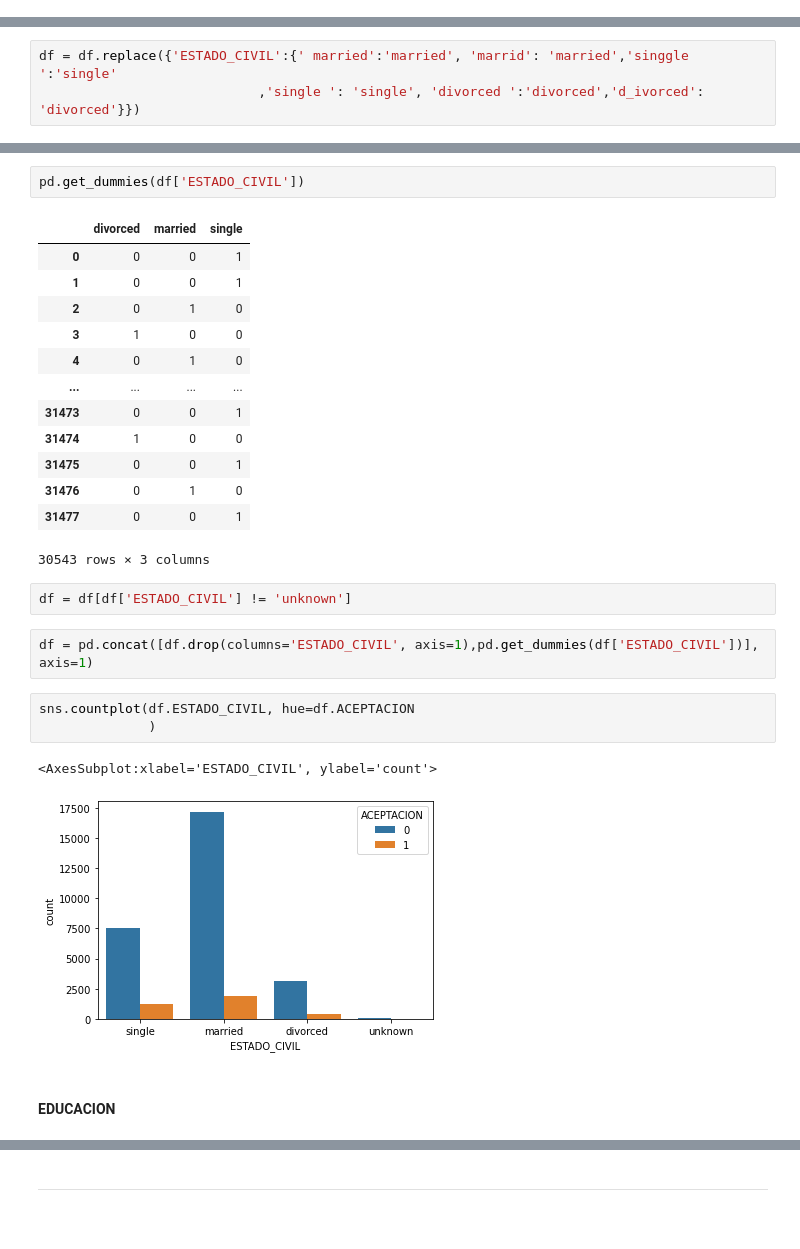
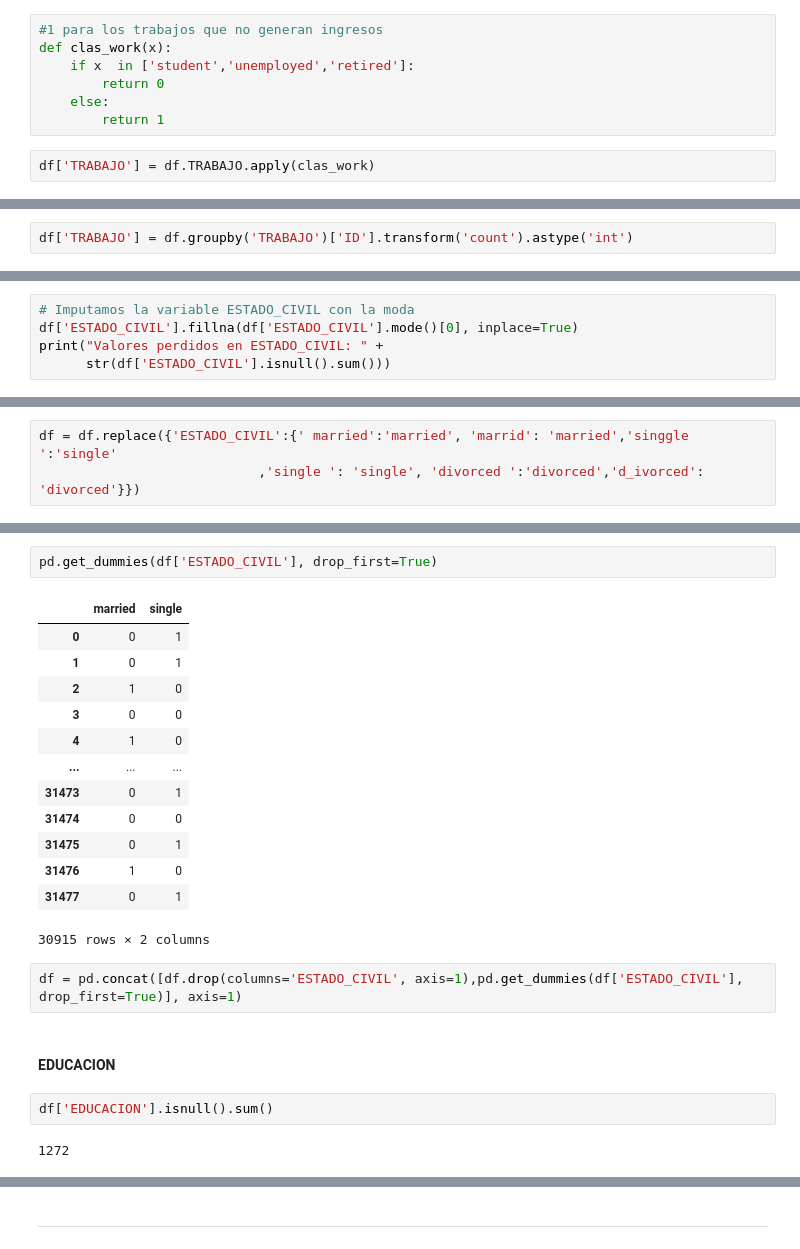
Before and after one commit to jesoto/Data_science_masters_pw, a Jupyter notebook: bcp/dev.ipynb, the cells around one changed output, grey strips where cells are left out. Saved outputs shown, nothing was run; the diff lists cells and outputs as text; blank space fills up the shorter version.

```diff
--- a/bcp/dev.ipynb
+++ b/bcp/dev.ipynb
@@ -76,3 +109,12 @@ Name: TRABAJO, dtype: int64
+# %%
+#1 para los trabajos que no generan ingresos
+def clas_work(x):
+    if x  in ['student','unemployed','retired']:
+        return 0
+    else:
+        return 1
+# %%
+df['TRABAJO'] = df.TRABAJO.apply(clas_work)
 # %%
 df.groupby('TRABAJO').ACEPTACION.count().sort_values(ascending=False)
 # %% [output]
@@ -92,4 +124,6 @@ unknown           246
 Name: ACEPTACION, dtype: int64
+# %%
+df['TRABAJO'] = df.groupby('TRABAJO')['ID'].transform('count').astype('int')
 # %%
 df.groupby('TRABAJO').ACEPTACION.mean().sort_values(ascending=False)
 # %% [output]
@@ -111,3 +142,8 @@ Name: ACEPTACION, dtype: float64
 df['TRABAJO'] = df.groupby('TRABAJO')['ID'].transform('count').astype('int')
 # %% [markdown]
 #### ESTADO CIVIL
+# %%
+# Imputamos la variable ESTADO_CIVIL con la moda
+df['ESTADO_CIVIL'].fillna(df['ESTADO_CIVIL'].mode()[0], inplace=True)
+print("Valores perdidos en ESTADO_CIVIL: " +
+      str(df['ESTADO_CIVIL'].isnull().sum()))
@@ -131,29 +169,25 @@ single      0.135075
 Name: ACEPTACION, dtype: float64
 # %%
-pd.get_dummies(df['ESTADO_CIVIL'])
+pd.get_dummies(df['ESTADO_CIVIL'], drop_first=True)
 # %% [output]
-|  | divorced | married | single |
-| 0 | 0 | 0 | 1 |
-| 1 | 0 | 0 | 1 |
-| 2 | 0 | 1 | 0 |
-| 3 | 1 | 0 | 0 |
-| 4 | 0 | 1 | 0 |
-| ... | ... | ... | ... |
-| 31473 | 0 | 0 | 1 |
-| 31474 | 1 | 0 | 0 |
-| 31475 | 0 | 0 | 1 |
-| 31476 | 0 | 1 | 0 |
-| 31477 | 0 | 0 | 1 |
+|  | married | single |
+| 0 | 0 | 1 |
+| 1 | 0 | 1 |
+| 2 | 1 | 0 |
+| 3 | 0 | 0 |
+| 4 | 1 | 0 |
+| ... | ... | ... |
+| 31473 | 0 | 1 |
+| 31474 | 0 | 0 |
+| 31475 | 0 | 1 |
+| 31476 | 1 | 0 |
+| 31477 | 0 | 1 |
-30543 rows × 3 columns
+30915 rows × 2 columns
-# %%
-df = df[df['ESTADO_CIVIL'] != 'unknown']
 # %%
-df = pd.concat([df.drop(columns='ESTADO_CIVIL', axis=1),pd.get_dummies(df['ESTADO_CIVIL'])], axis=1)
+df = pd.concat([df.drop(columns='ESTADO_CIVIL', axis=1),pd.get_dummies(df['ESTADO_CIVIL'], drop_first=True)], axis=1)
-# %%
-sns.countplot(df.ESTADO_CIVIL, hue=df.ACEPTACION
-              )
-# %% [output]
-<AxesSubplot:xlabel='ESTADO_CIVIL', ylabel='count'>
-[figure, removed]
 # %% [markdown]
 #### EDUCACION
+# %%
+df['EDUCACION'].isnull().sum()
+# %% [output]
+1272
```
Also changed, not shown: parts of 48 cells of this notebook.
